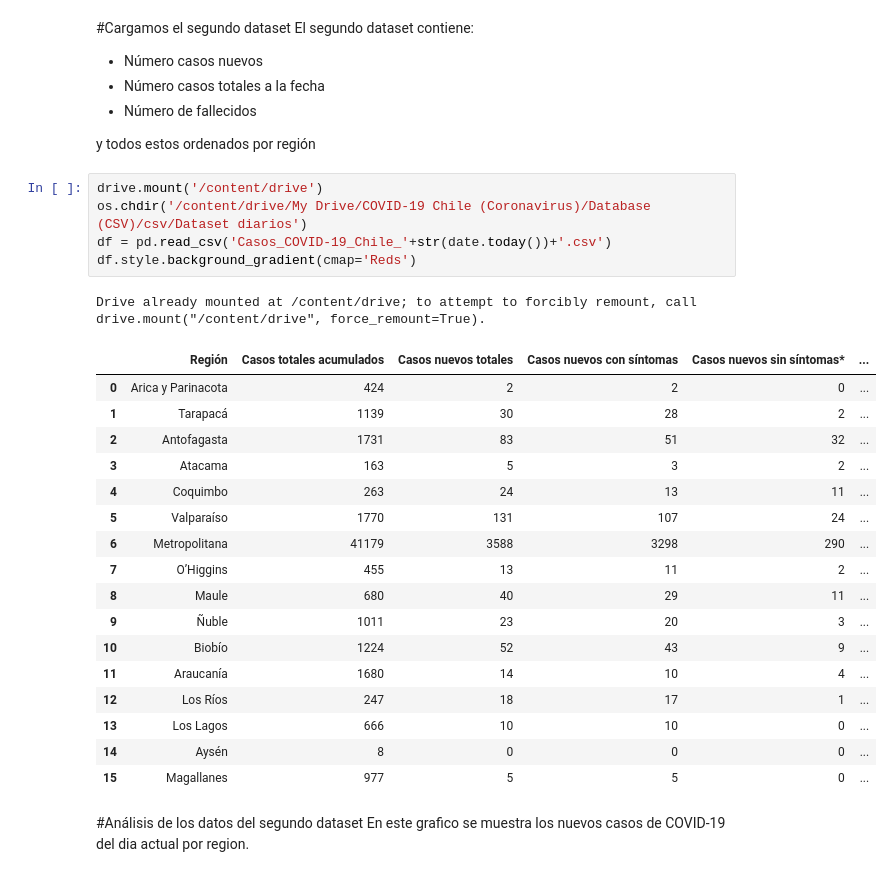
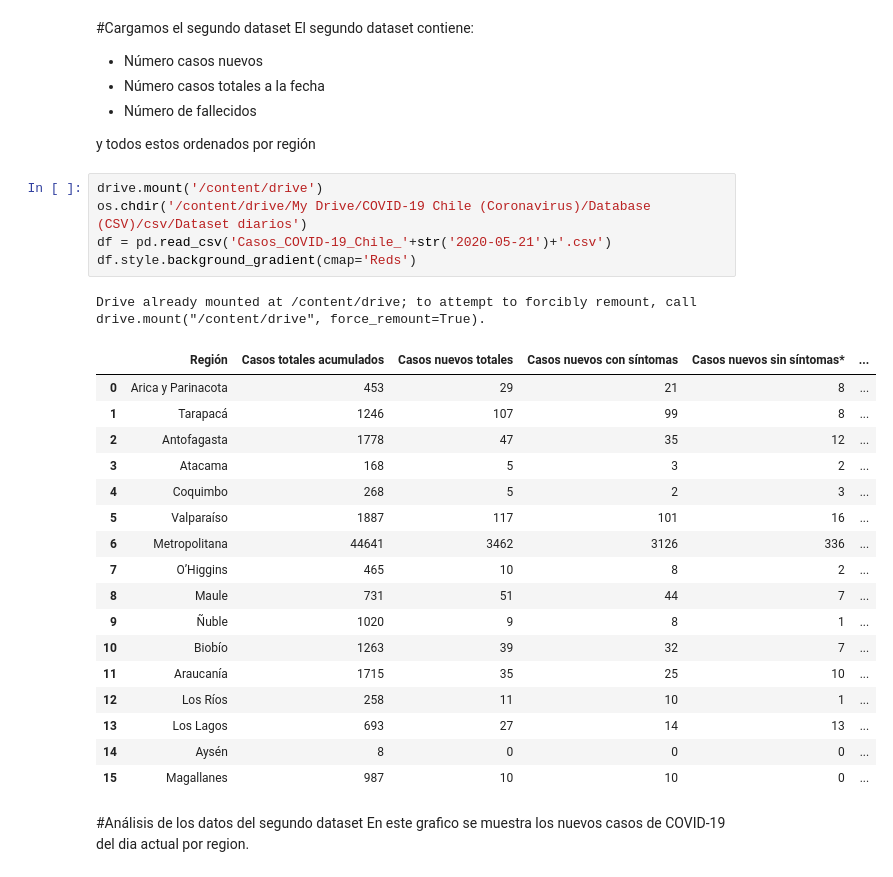
Before and after one commit to White-Mask/COVID-19-Chile-Coronavirus, a Jupyter notebook: Notebook/Analisis_COVID-19_chile.ipynb, the cells around one changed output. Drawn from its saved outputs; the diff is of its cells as text.

```diff
--- a/Notebook/Analisis_COVID-19_chile.ipynb
+++ b/Notebook/Analisis_COVID-19_chile.ipynb
@@ -115,27 +129,27 @@ y todos estos ordenados por región
 # %%
 drive.mount('/content/drive')
 os.chdir('/content/drive/My Drive/COVID-19 Chile (Coronavirus)/Database (CSV)/csv/Dataset diarios')
-df = pd.read_csv('Casos_COVID-19_Chile_'+str(date.today())+'.csv')
+df = pd.read_csv('Casos_COVID-19_Chile_'+str('2020-05-21')+'.csv')
 df.style.background_gradient(cmap='Reds')
 # %% [output]
 Drive already mounted at /content/drive; to attempt to forcibly remount, call drive.mount("/content/drive", force_remount=True).
 |  | Región | Casos totales acumulados | Casos nuevos totales | Casos nuevos con síntomas | Casos nuevos sin síntomas* | ... |
-| 0 | Arica y Parinacota | 424 | 2 | 2 | 0 | ... |
-| 1 | Tarapacá | 1139 | 30 | 28 | 2 | ... |
-| 2 | Antofagasta | 1731 | 83 | 51 | 32 | ... |
-| 3 | Atacama | 163 | 5 | 3 | 2 | ... |
-| 4 | Coquimbo | 263 | 24 | 13 | 11 | ... |
-| 5 | Valparaíso | 1770 | 131 | 107 | 24 | ... |
-| 6 | Metropolitana | 41179 | 3588 | 3298 | 290 | ... |
-| 7 | O’Higgins | 455 | 13 | 11 | 2 | ... |
-| 8 | Maule | 680 | 40 | 29 | 11 | ... |
-| 9 | Ñuble | 1011 | 23 | 20 | 3 | ... |
-| 10 | Biobío | 1224 | 52 | 43 | 9 | ... |
-| 11 | Araucanía | 1680 | 14 | 10 | 4 | ... |
-| 12 | Los Ríos | 247 | 18 | 17 | 1 | ... |
-| 13 | Los Lagos | 666 | 10 | 10 | 0 | ... |
+| 0 | Arica y Parinacota | 453 | 29 | 21 | 8 | ... |
+| 1 | Tarapacá | 1246 | 107 | 99 | 8 | ... |
+| 2 | Antofagasta | 1778 | 47 | 35 | 12 | ... |
+| 3 | Atacama | 168 | 5 | 3 | 2 | ... |
+| 4 | Coquimbo | 268 | 5 | 2 | 3 | ... |
+| 5 | Valparaíso | 1887 | 117 | 101 | 16 | ... |
+| 6 | Metropolitana | 44641 | 3462 | 3126 | 336 | ... |
+| 7 | O’Higgins | 465 | 10 | 8 | 2 | ... |
+| 8 | Maule | 731 | 51 | 44 | 7 | ... |
+| 9 | Ñuble | 1020 | 9 | 8 | 1 | ... |
+| 10 | Biobío | 1263 | 39 | 32 | 7 | ... |
+| 11 | Araucanía | 1715 | 35 | 25 | 10 | ... |
+| 12 | Los Ríos | 258 | 11 | 10 | 1 | ... |
+| 13 | Los Lagos | 693 | 27 | 14 | 13 | ... |
 | 14 | Aysén | 8 | 0 | 0 | 0 | ... |
-| 15 | Magallanes | 977 | 5 | 5 | 0 | ... |
+| 15 | Magallanes | 987 | 10 | 10 | 0 | ... |
 # %% [markdown]
 #Análisis de los datos del segundo dataset
 En este grafico se muestra los nuevos casos de COVID-19 del dia actual por region.
```
Also changed, not shown: parts of 10 cells of this notebook, 6 other files.
